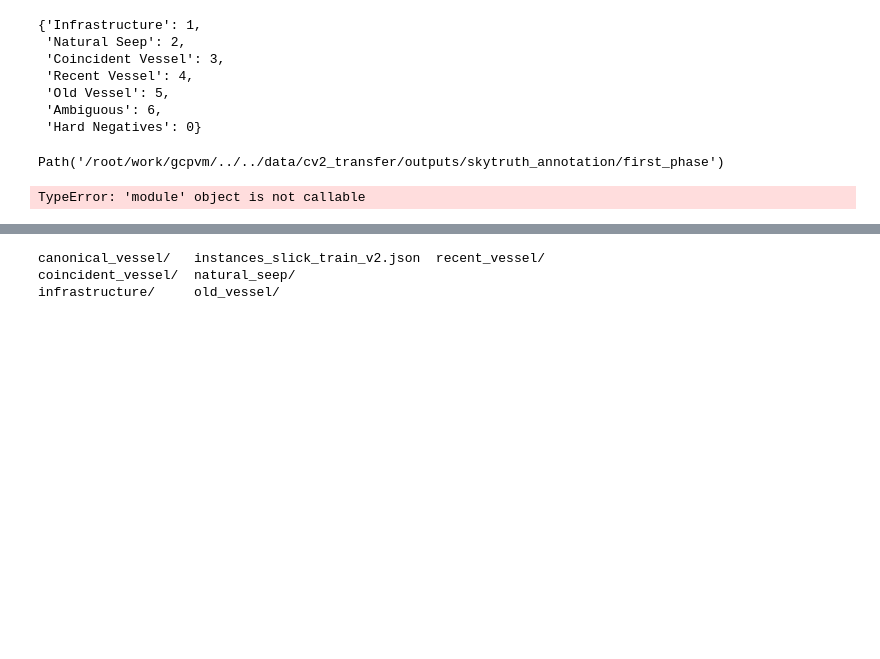
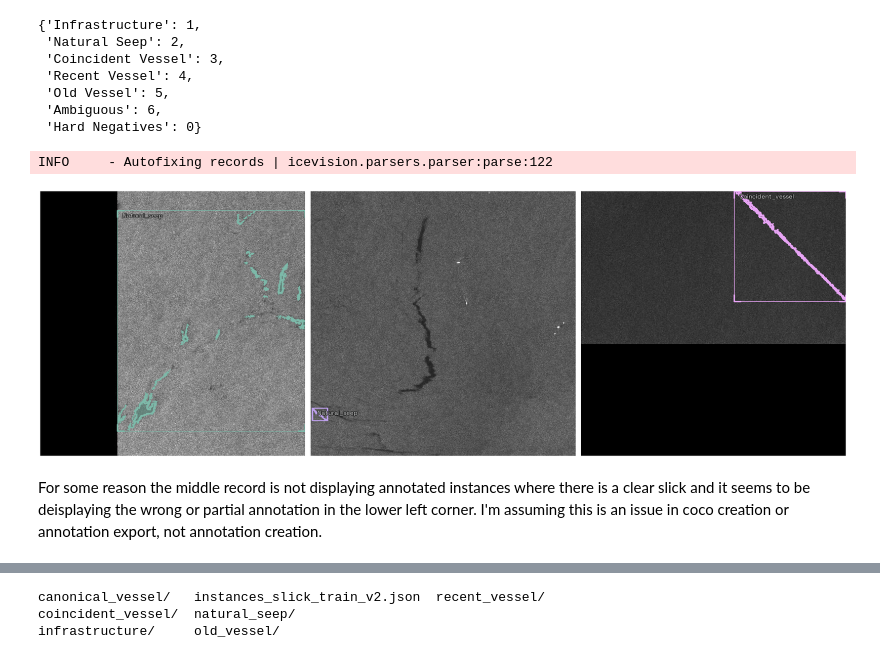
Before and after one commit to SkyTruth/cerulean-ml, a Jupyter notebook: notebooks/icevision_coco.ipynb, the cells around one changed output, grey strips where cells are left out. Drawn from its saved outputs; the diff is of its cells as text; code cells hidden in the pictures; blank space fills up the shorter version.

Commit message:
add note on weird image sample displaying partial annotation

```diff
--- a/notebooks/icevision_coco.ipynb
+++ b/notebooks/icevision_coco.ipynb
@@ -82,11 +44,13 @@ class_map
  'Old Vessel': 5,
  'Ambiguous': 6,
  'Hard Negatives': 0}
-# %%
-path
-# %% [output]
-Path('/root/work/gcpvm/../../data/cv2_transfer/outputs/skytruth_annotation/first_phase')
 # %%
-parser = icedata.coco.parser(data_dir=path, class_map=class_map)
+parser = parsers.COCOMaskParser(annotations_filepath="../../data/cv2_transfer/instances_slicks_test_v2.json", img_dir="../../data/tiled_image_slicks_test_v2")
-# %% [output]
-TypeError: 'module' object is not callable
+# %%
+train_records, valid_records = parser.parse()
+show_records(train_records[:3], ncols=3, class_map=class_map)
+# %% [output]
+INFO     - Autofixing records | icevision.parsers.parser:parse:122
+[figure, added]
+# %% [markdown]
+For some reason the middle record is not displaying annotated instances where there is a clear slick and it seems to be deisplaying the wrong or partial annotation in the lower left corner. I'm assuming this is an issue in coco creation or annotation export, not annotation creation.
```
Also changed, not shown: parts of 4 cells of this notebook.
